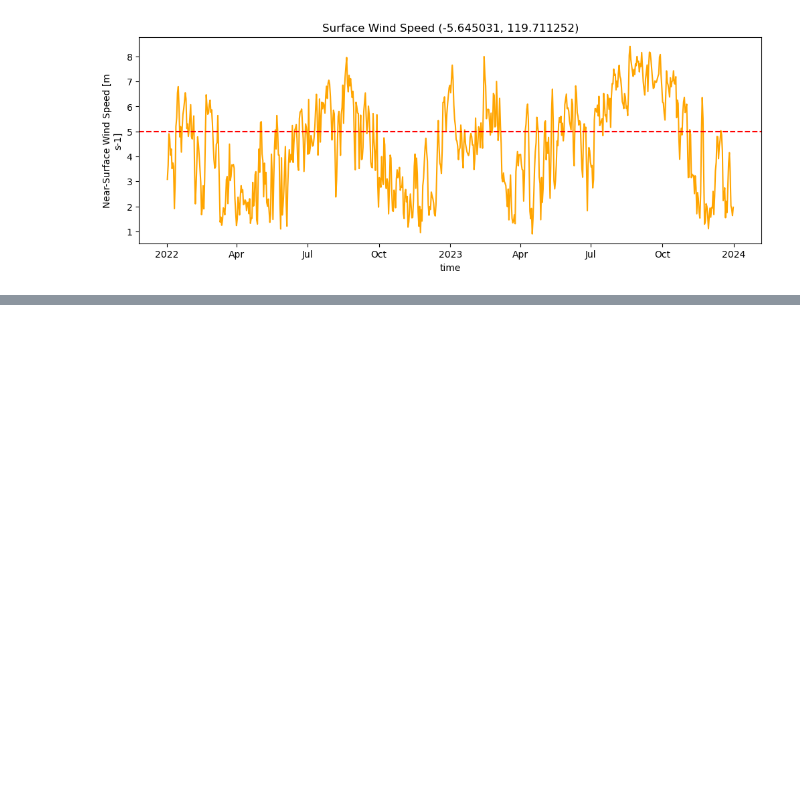
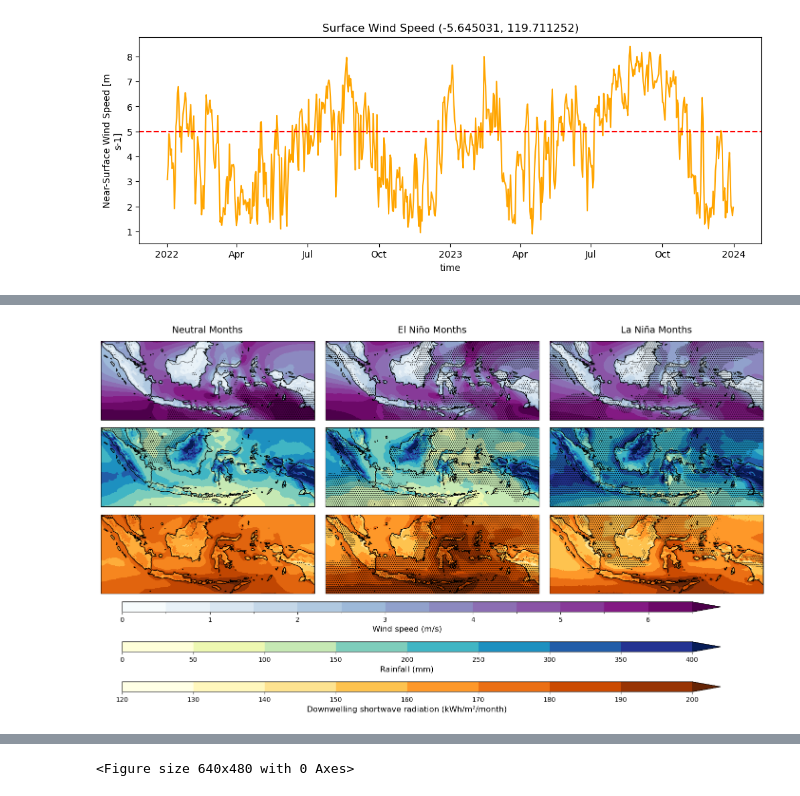
Before and after one commit to jb6465/wetsa-wp3, a Jupyter notebook: 2-Climatology_plots.ipynb, the cells around one changed output, grey strips where cells are left out. Saved outputs shown, nothing was run; the diff lists cells and outputs as text; code cells hidden in the pictures; blank space fills up the shorter version.

```diff
--- a/2-Climatology_plots.ipynb
+++ b/2-Climatology_plots.ipynb
@@ -175,5 +210,3 @@ time
 Name: phase, Length: 904, dtype: int64
 # %%
 enso_phase = xr.DataArray(data=nino_df['phase'].values, coords={'time': nino_df.index}, dims='time', name='enso')
-# %%
-barra_winds_mth = barra_winds_dly.sortby('time').resample(time='1MS').mean()
@@ -182,6 +225,13 @@ barra_winds_mth_anom = barra_winds_mth - barra_winds_mth.mean(dim='time')
 # %%
-enso_phase = enso_phase.sel(time=common_range)
+enso_dict = {}
+enso_dict['Neutral_months-10-m_winds'] = barra_winds_mth.where(enso_phase==0)
+enso_dict['El_Niño_months-10-m_winds'] = barra_winds_mth.where(enso_phase==1)
+enso_dict['La_Niña_months-10-m_winds'] = barra_winds_mth.where(enso_phase==-1)
 
-barra_winds_mth_aligned = barra_winds_mth_anom.sel(time=common_range)
-barra_winds_dry_aligned = barra_winds_mth_anom.sel(time=barra_winds_mth_anom.time.dt.month.isin([5, 6, 7, 8, 9])).sel(time=common_range)
-barra_winds_wet_aligned = barra_winds_mth_anom.sel(time=barra_winds_mth_anom.time.dt.month.isin([10, 11, 12, 1, 2, 3, 4])).sel(time=common_range)
+enso_dict['Neutral_months-rainfall'] = barra_pr_mth.where(enso_phase==0)
+enso_dict['El_Niño_months-rainfall'] = barra_pr_mth.where(enso_phase==1)
+enso_dict['La_Niña_months-rainfall'] = barra_pr_mth.where(enso_phase==-1)
+
+enso_dict['Neutral_months-surface_downwelling_radiation'] = barra_rsds_mth.where(enso_phase==0)
+enso_dict['El_Niño_months-surface_downwelling_radiation'] = barra_rsds_mth.where(enso_phase==1)
+enso_dict['La_Niña_months-surface_downwelling_radiation'] = barra_rsds_mth.where(enso_phase==-1)
@@ -247,0 +238,46 @@ plt.show()
+# %%
+%%time
+fig = plt.figure(figsize=(18, 7))
+gs = GridSpec(3, 3, figure=fig, hspace=0.05, wspace=0.05)
+axes = [fig.add_subplot(gs[i], projection=ccrs.PlateCarree()) for i in range(9)]
+
+for ax, (title, plot_data) in zip(axes, enso_dict.items()):
+    lon2d, lat2d = np.meshgrid(plot_data.lon.values, plot_data.lat.values)
+    if 'wind' in title:
+        t_stat, p_values = ttest_ind(plot_data.sfcWind.values, barra_winds_mth.sfcWind.values, axis=0, equal_var=False, nan_policy='omit')
+        significance_mask = p_values < 0.05
+        wind = (plot_data.mean(dim='time')).sfcWind.plot.contourf(ax=ax, vmin=0, vmax=6.5, levels=14, transform=ccrs.PlateCarree(), cmap='BuPu', add_colorbar=False)
+        ax.contourf(lon2d, lat2d, significance_mask, levels=[0.5, 1.5], hatches=['....'], colors='none', transform=ccrs.PlateCarree())
+    elif 'rainfall' in title:
+        t_stat, p_values = ttest_ind(plot_data.pr.values, barra_pr_mth.pr.values, axis=0, equal_var=False, nan_policy='omit')
+        significance_mask = p_values < 0.05
+        rain = (plot_data.mean(dim='time')).pr.plot.contourf(ax=ax, vmin=0, vmax=400, levels=9, transform=ccrs.PlateCarree(), cmap='YlGnBu', add_colorbar=False)
+        ax.contourf(lon2d, lat2d, significance_mask, levels=[0.5, 1.5], hatches=['....'], colors='none', transform=ccrs.PlateCarree())
+    elif 'radiation' in title:
+        t_stat, p_values = ttest_ind(plot_data.rsds.values, barra_rsds_mth.rsds.values, axis=0, equal_var=False, nan_policy='omit')
+        significance_mask = p_values < 0.05
+        rsds = (plot_data.mean(dim='time')).rsds.plot.contourf(ax=ax, vmin=120, vmax=200, levels=9, transform=ccrs.PlateCarree(), cmap='YlOrBr', add_colorbar=False)#.plot.contourf(ax=ax, vmin=0, vmax=7, levels=15, transform=ccrs.PlateCarree(), cmap='BuPu', add_colorbar=False)
+        ax.contourf(lon2d, lat2d, significance_mask, levels=[0.5, 1.5], hatches=['....'], colors='none', transform=ccrs.PlateCarree())
+    ax.coastlines()
+    ax.add_feature(cfeature.BORDERS, linewidth=0.5)
+    ax.set_title((title.split('-')[0]).replace('_', ' ').title() if 'wind' in title else '', fontsize=14, pad=12)
+    ax.set_extent([domain_dict['indonesia']['lon_min'], domain_dict['indonesia']['lon_max'],
+                   domain_dict['indonesia']['lat_min'], domain_dict['indonesia']['lat_max']], crs=ccrs.PlateCarree())
+
+
+cbar_ax = fig.add_axes([0.15, 0.06, 0.7, 0.03]) #fig.add_axes([0.915, 0.15, 0.01, 0.7])
+cbar = fig.colorbar(wind, cax=cbar_ax, orientation='horizontal')
+cbar.set_label('Wind speed (m/s)', fontsize=12)
+
+cbar_ax = fig.add_axes([0.15, -0.06, 0.7, 0.03])  #fig.add_axes([0.96, 0.15, 0.01, 0.7])
+cbar = fig.colorbar(rain, cax=cbar_ax, orientation='horizontal')
+cbar.set_label('Rainfall (mm)', fontsize=12)
+
+cbar_ax = fig.add_axes([0.15, -0.18, 0.7, 0.03])  #fig.add_axes([1.01, 0.15, 0.01, 0.7])
+cbar = fig.colorbar(rsds, cax=cbar_ax, orientation='horizontal')
+cbar.set_label('Downwelling shortwave radiation (kWh/m²/month)', fontsize=12)
+
+plt.show()
+plt.clf()
+# %% [output]
+[figure, added]
@@ -247,0 +286 @@ plt.show()
+<Figure size 640x480 with 0 Axes>
```
Also changed, not shown: parts of 24 cells of this notebook.
